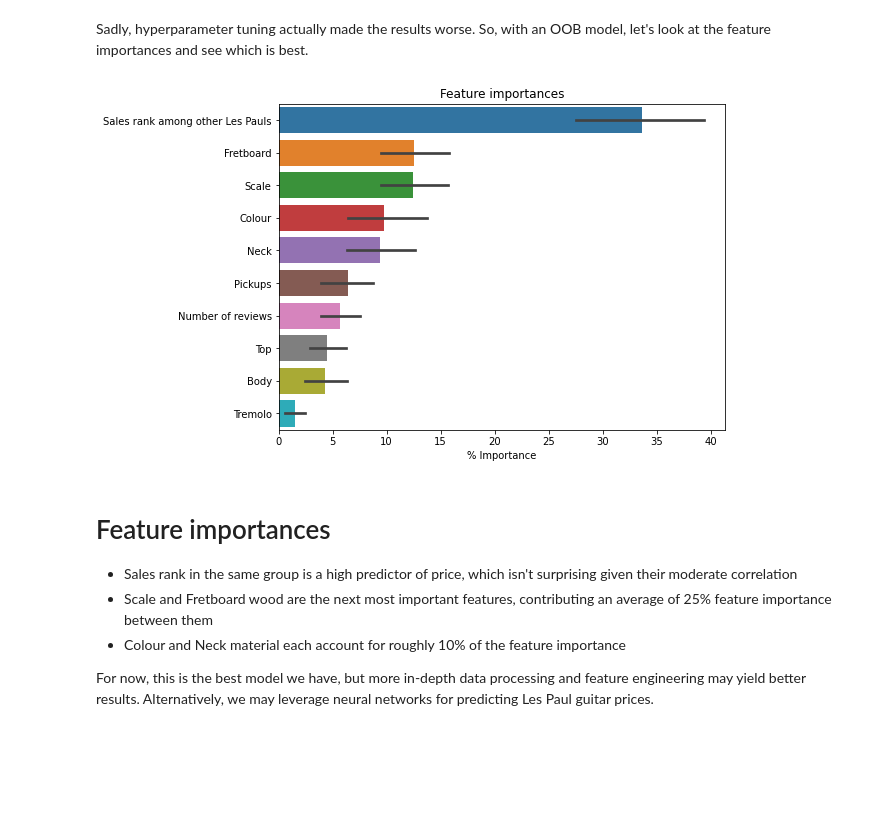
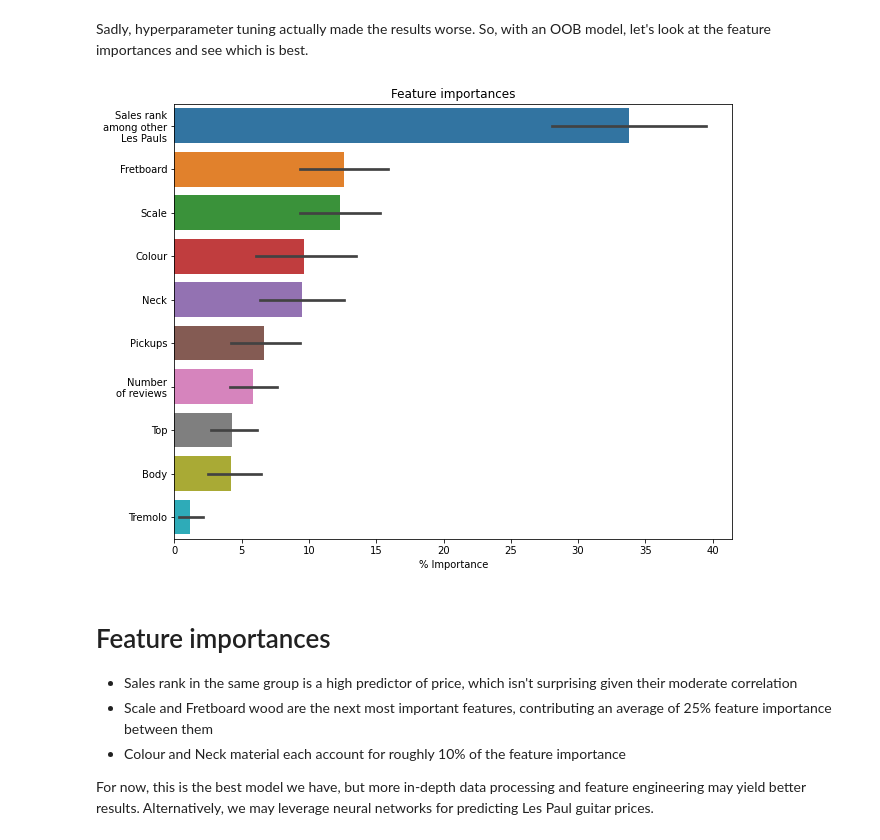
Before and after one commit to kynnemall/Guitar-Price-Prediction, a Jupyter notebook: lp_price_analysis.ipynb, the cells around one changed output. Saved outputs shown, nothing was run; the diff lists cells and outputs as text; code cells hidden in the pictures; blank space fills up the shorter version.

Commit message:
Try and fix margins affecting figure saving

```diff
--- a/lp_price_analysis.ipynb
+++ b/lp_price_analysis.ipynb
@@ -780,34 +751,34 @@ Sadly, hyperparameter tuning actually made the results worse. So, with an OOB mo
 # %%
 # fit raw model
 model = GradientBoostingRegressor()
 model.fit(X_train, y_train)
 
 # combine feature names and importances into a DataFrame
 feature_names = X.columns.tolist()
 
 # rename rank_in_group and num_reviews
 for col, newname in zip(['rank_in_group', 'num_reviews'],
-                        ['Sales rank among other Les Pauls', 'Number of reviews']):
+                        ['Sales rank\namong other\nLes Pauls', 'Number\nof reviews']):
     idx = feature_names.index(col)
     feature_names[idx] = newname
 
 all_importances = [tree[0].feature_importances_ * 100 for tree in model.estimators_]
 dfs = [pd.DataFrame(zip(feature_names, coefs), columns=['Features','% Importance']) for coefs in all_importances]
 results = pd.concat(dfs)
 
 # get order of features by mean
 means = results.groupby('Features', as_index=False)['% Importance'].mean()
 sorted_means = means.sort_values('% Importance', ascending=False)
 order = sorted_means['Features'].tolist()
 
 # plot feature importances
-plt.figure(figsize=(8,6))
+plt.figure(figsize=(10,8))
 plt.title("Feature importances")
 sns.barplot(y="Features", x="% Importance", data=results, orient='h',
            order=order)
 plt.ylabel('')
 # %% [output]
-[figure, old version]
+[figure, new version]
 # %% [markdown]
 # Feature importances
 * Sales rank in the same group is a high predictor of price, which isn't surprising given their moderate correlation
```
Also changed, not shown: parts of 5 cells of this notebook.
